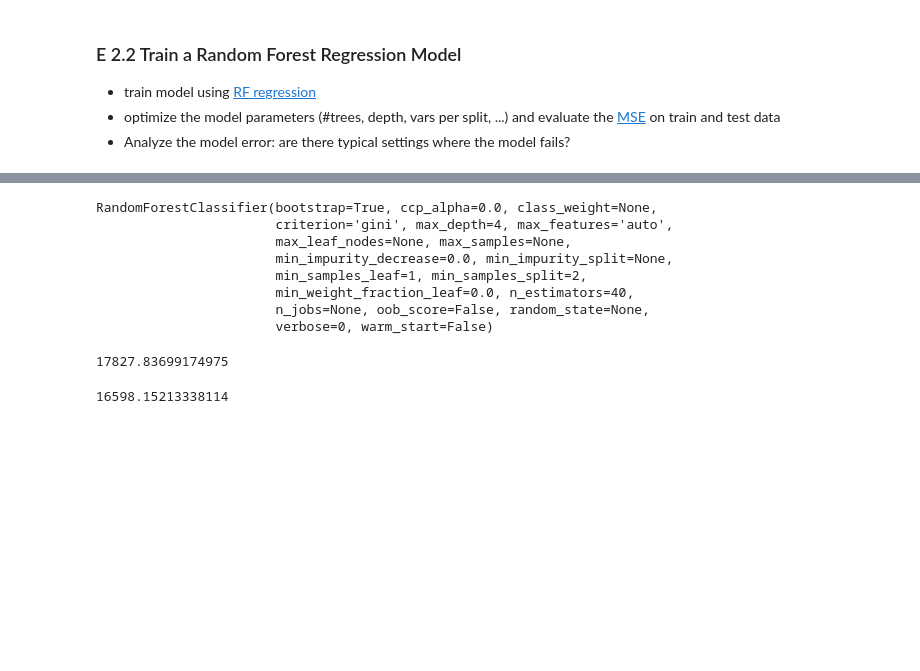
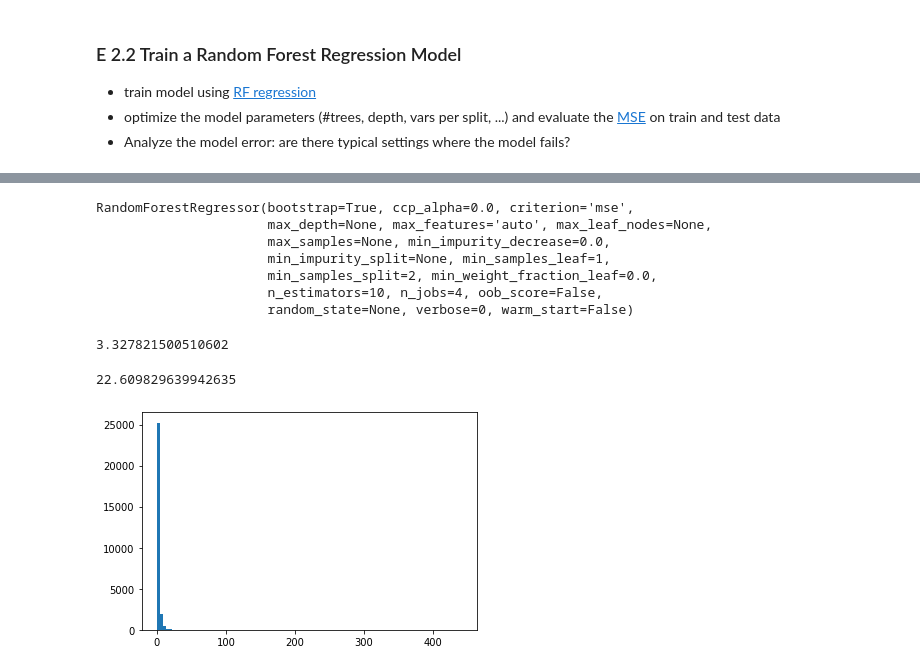
Before and after one commit to FabioCoder/DataScienceSS20, a Jupyter notebook: Exercises/5_b_Regression_NY_Taxy.ipynb, the cells around one changed output, grey strips where cells are left out. Saved outputs shown, nothing was run; the diff lists cells and outputs as text; code cells hidden in the pictures; blank space fills up the shorter version.

```diff
--- a/Exercises/5_b_Regression_NY_Taxy.ipynb
+++ b/Exercises/5_b_Regression_NY_Taxy.ipynb
@@ -121,16 +106,15 @@ array([ 17, 175,  29, ...,   4,  89,  46])
 # %%
-clf = RandomForestClassifier(n_estimators=40,  max_depth=4)
-clf.fit(X_train,y_train_enc)
+clf = RandomForestRegressor(n_estimators=10, n_jobs=4)
+clf.fit(X_train,y_train)
 # %% [output]
-RandomForestClassifier(bootstrap=True, ccp_alpha=0.0, class_weight=None,
-                       criterion='gini', max_depth=4, max_features='auto',
-                       max_leaf_nodes=None, max_samples=None,
-                       min_impurity_decrease=0.0, min_impurity_split=None,
-                       min_samples_leaf=1, min_samples_split=2,
-                       min_weight_fraction_leaf=0.0, n_estimators=40,
-                       n_jobs=None, oob_score=False, random_state=None,
-                       verbose=0, warm_start=False)
+RandomForestRegressor(bootstrap=True, ccp_alpha=0.0, criterion='mse',
+                      max_depth=None, max_features='auto', max_leaf_nodes=None,
+                      max_samples=None, min_impurity_decrease=0.0,
+                      min_impurity_split=None, min_samples_leaf=1,
+                      min_samples_split=2, min_weight_fraction_leaf=0.0,
+                      n_estimators=10, n_jobs=4, oob_score=False,
+                      random_state=None, verbose=0, warm_start=False)
 # %%
-mean_squared_error(y_train_enc,clf.predict(X_train))
+mean_squared_error(y_train,clf.predict(X_train))
 # %% [output]
-17827.83699174975
+3.327821500510602
@@ -139,4 +121,11 @@ y_test_enc = lab_enc.fit_transform(y_test)
 # %%
-mean_squared_error(y_test_enc,clf.predict(X_test))
+mean_squared_error(y_test,clf.predict(X_test))
 # %% [output]
-16598.15213338114
+22.609829639942635
+# %%
+dif = np.abs(y_test - clf.predict(X_test))
+# %%
+import matplotlib.pyplot as plt
+t=plt.hist(dif,bins=100)
+# %% [output]
+[figure, added]
```
Also changed, not shown: parts of 8 cells of this notebook, 1 other file.
